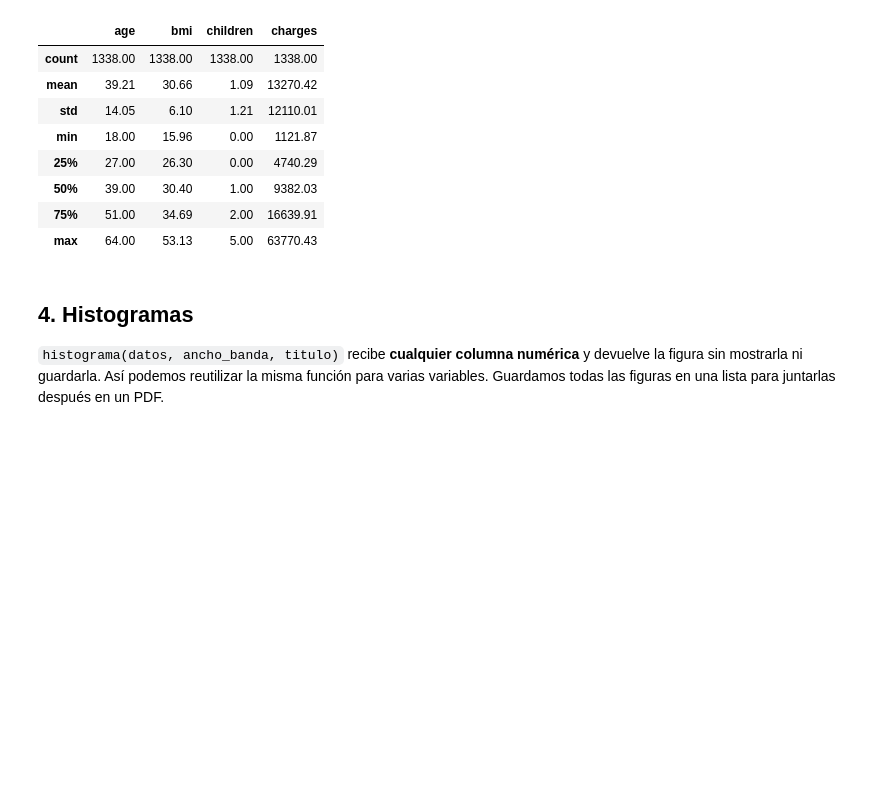
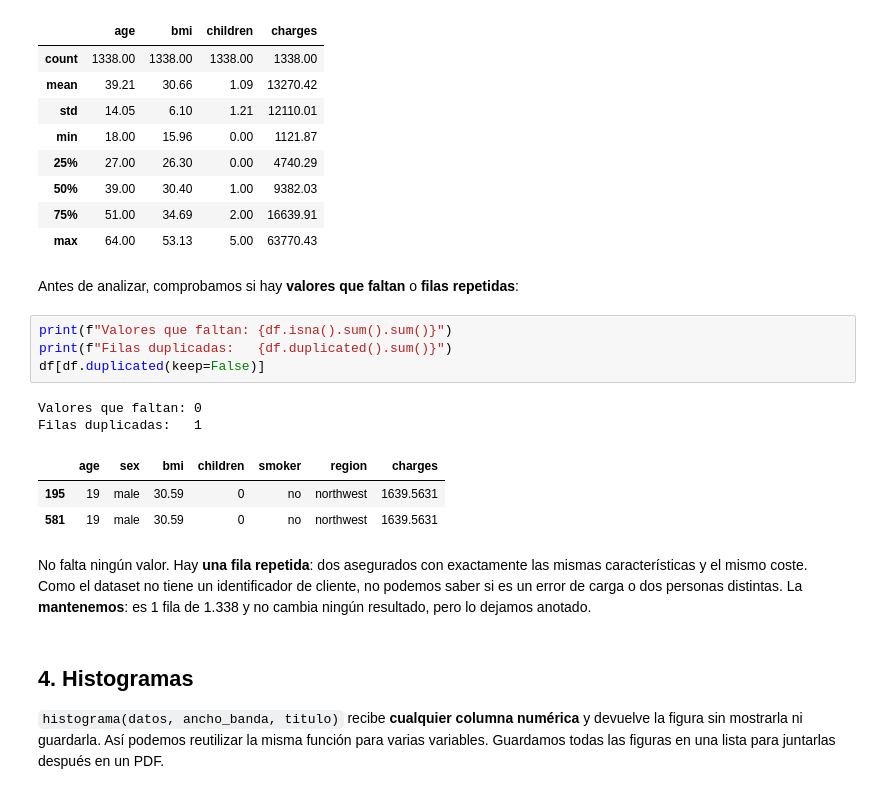
Before and after one commit to balicevicdani/Project-python-0, a Jupyter notebook: notebooks/analisis.ipynb, the cells around one changed output. Drawn from its saved outputs; the diff is of its cells as text; blank space fills up the shorter version.

```diff
--- a/notebooks/analisis.ipynb
+++ b/notebooks/analisis.ipynb
@@ -90,6 +103,22 @@ df.describe().round(2)
 | 50% | 39.00 | 30.40 | 1.00 | 9382.03 |
 | 75% | 51.00 | 34.69 | 2.00 | 16639.91 |
 | max | 64.00 | 53.13 | 5.00 | 63770.43 |
+# %% [markdown]
+Antes de analizar, comprobamos si hay **valores que faltan** o **filas repetidas**:
+# %%
+print(f"Valores que faltan: {df.isna().sum().sum()}")
+print(f"Filas duplicadas:   {df.duplicated().sum()}")
+df[df.duplicated(keep=False)]
+# %% [output]
+Valores que faltan: 0
+Filas duplicadas:   1
+|  | age | sex | bmi | children | smoker | region | charges |
+| 195 | 19 | male | 30.59 | 0 | no | northwest | 1639.5631 |
+| 581 | 19 | male | 30.59 | 0 | no | northwest | 1639.5631 |
+# %% [markdown]
+No falta ningún valor. Hay **una fila repetida**: dos asegurados con exactamente las mismas características y el mismo coste.
+Como el dataset no tiene un identificador de cliente, no podemos saber si es un error de carga o dos personas distintas.
+La **mantenemos**: es 1 fila de 1.338 y no cambia ningún resultado, pero lo dejamos anotado.
 # %% [markdown]
 ## 4. Histogramas
 
```
Also changed, not shown: parts of 29 cells of this notebook, 7 other files.
